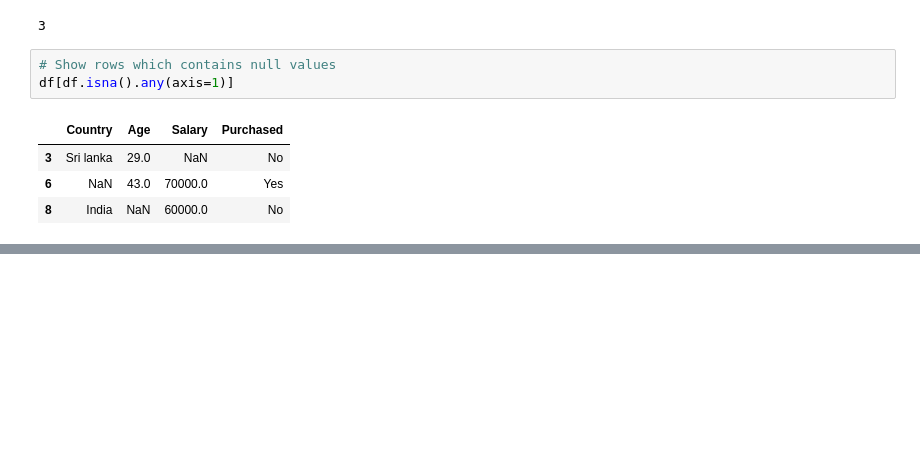
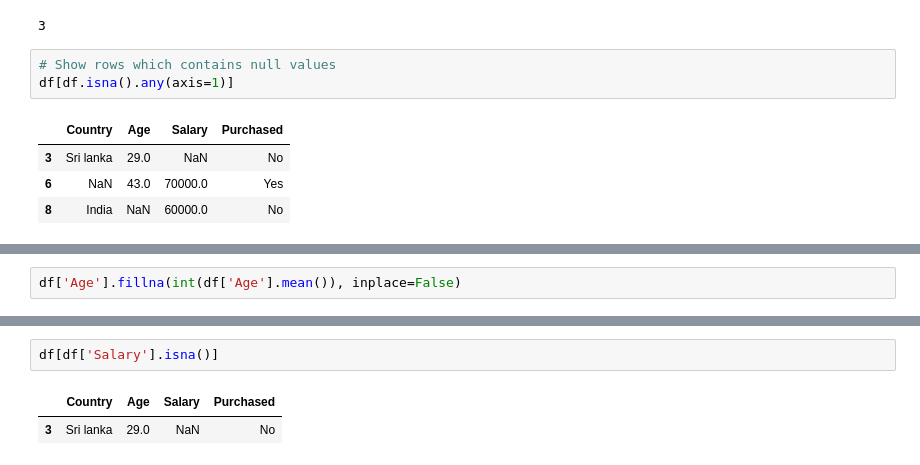
Before and after one commit to omidshafiee/DS, a Jupyter notebook: 04- ML/Notebooks/0-1 Simple Data Preprocessing.ipynb, the cells around one changed output, grey strips where cells are left out. Drawn from its saved outputs; the diff is of its cells as text; blank space fills up the shorter version.

```diff
--- a/04- ML/Notebooks/0-1 Simple Data Preprocessing.ipynb
+++ b/04- ML/Notebooks/0-1 Simple Data Preprocessing.ipynb
@@ -99,0 +135,2 @@ df[df.notna().all(axis=1)]
+# %%
+df['Age'].fillna(int(df['Age'].mean()), inplace=False)
@@ -99,0 +155,5 @@ df[df.notna().all(axis=1)]
+# %%
+df[df['Salary'].isna()]
+# %% [output]
+|  | Country | Age | Salary | Purchased |
+| 3 | Sri lanka | 29.0 | NaN | No |
```
Also changed, not shown: parts of 43 cells of this notebook, 1 other file.
